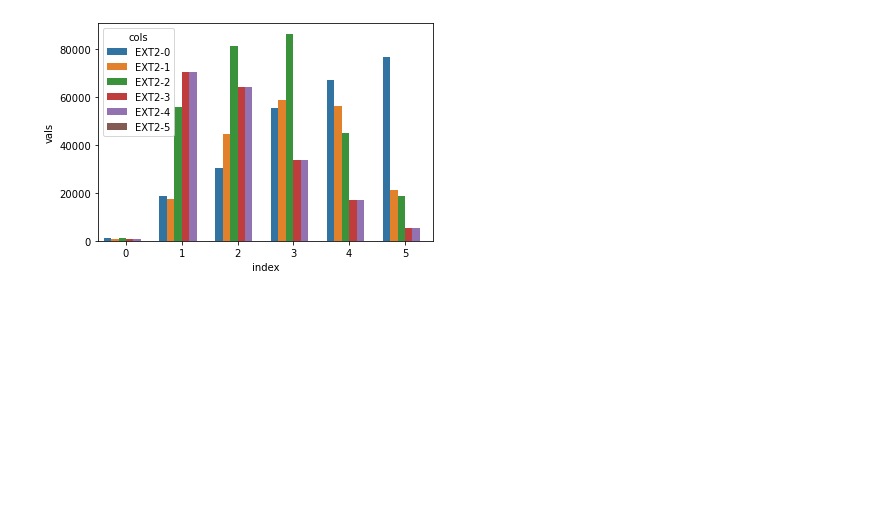
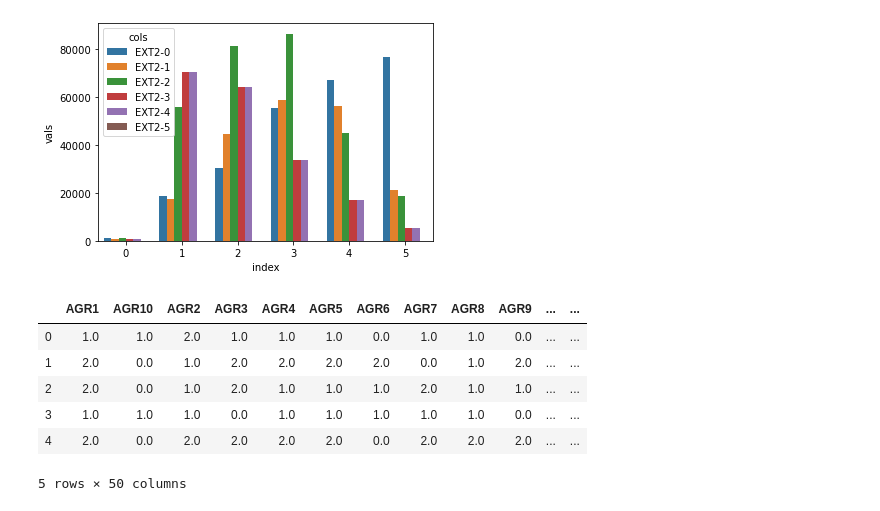
Before and after one commit to zeusgedofdata/Data_Visualization, a Jupyter notebook: Personality.ipynb, the cells around one changed output. Drawn from its saved outputs; the diff is of its cells as text; code cells hidden in the pictures; blank space fills up the shorter version.

```diff
--- a/Personality.ipynb
+++ b/Personality.ipynb
@@ -162,3 +162,32 @@ def compare_two_values(col1, col2):
 compare_two_values("EXT1", "EXT2")
 # %% [output]
 [figure]
+# %%
+pos_questions = [ # positive questions adding to the trait.
+    'EXT1','EXT3','EXT5','EXT7','EXT9',                       # 5 Extroversion
+    'EST1','EST3','EST5','EST6','EST7','EST8','EST9','EST10', # 8 Neuroticism
+    'AGR2','AGR4','AGR6','AGR8','AGR9','AGR10',               # 6 Agreeableness
+    'CSN1','CSN3','CSN5','CSN7','CSN9','CSN10',               # 6 Conscientiousness
+    'OPN1','OPN3','OPN5','OPN7','OPN8','OPN9','OPN10',        # 7 Openness
+]
+neg_questions = [ # negative (negating) questions subtracting from the trait.
+    'EXT2','EXT4','EXT6','EXT8','EXT10', # 5 Extroversion
+    'EST2','EST4',                       # 2 Neuroticism
+    'AGR1','AGR3','AGR5','AGR7',         # 4 Agreeableness
+    'CSN2','CSN4','CSN6','CSN8',         # 4 Conscientiousness
+    'OPN2','OPN4','OPN6',                # 3 Openness
+]
+
+personality[pos_questions] = personality[pos_questions].replace({1:-2, 2:-1, 3:0, 4:1, 5:2})
+personality[neg_questions] = personality[neg_questions].replace({1:2, 2:1, 3:0, 4:-1, 5:-2})
+cols = pos_questions + neg_questions
+personality = personality[sorted(cols)]
+personality.head()
+# %% [output]
+|  | AGR1 | AGR10 | AGR2 | AGR3 | AGR4 | AGR5 | AGR6 | AGR7 | AGR8 | AGR9 | ... | ... |
+| 0 | 1.0 | 1.0 | 2.0 | 1.0 | 1.0 | 1.0 | 0.0 | 1.0 | 1.0 | 0.0 | ... | ... |
+| 1 | 2.0 | 0.0 | 1.0 | 2.0 | 2.0 | 2.0 | 2.0 | 0.0 | 1.0 | 2.0 | ... | ... |
+| 2 | 2.0 | 0.0 | 1.0 | 2.0 | 1.0 | 1.0 | 1.0 | 2.0 | 1.0 | 1.0 | ... | ... |
+| 3 | 1.0 | 1.0 | 1.0 | 0.0 | 1.0 | 1.0 | 1.0 | 1.0 | 1.0 | 0.0 | ... | ... |
+| 4 | 2.0 | 0.0 | 2.0 | 2.0 | 2.0 | 2.0 | 0.0 | 2.0 | 2.0 | 2.0 | ... | ... |
+5 rows × 50 columns
```
Also changed, not shown: parts of 2 cells of this notebook, 12 other files.
